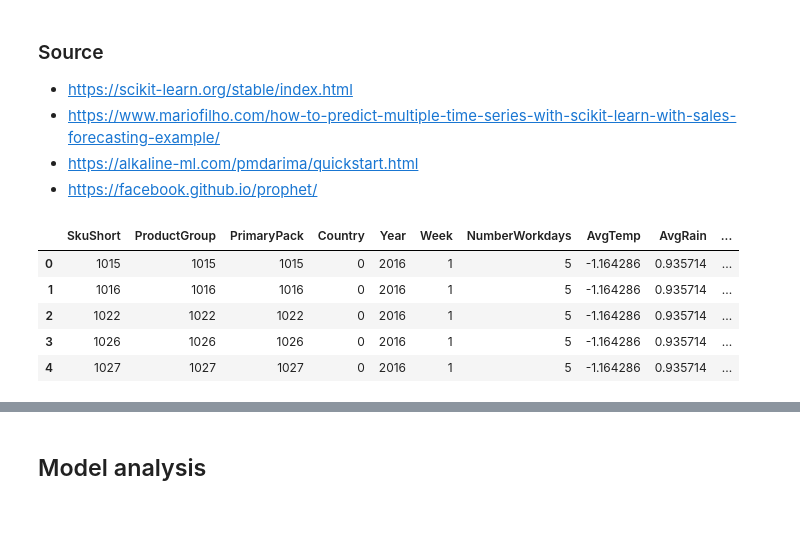
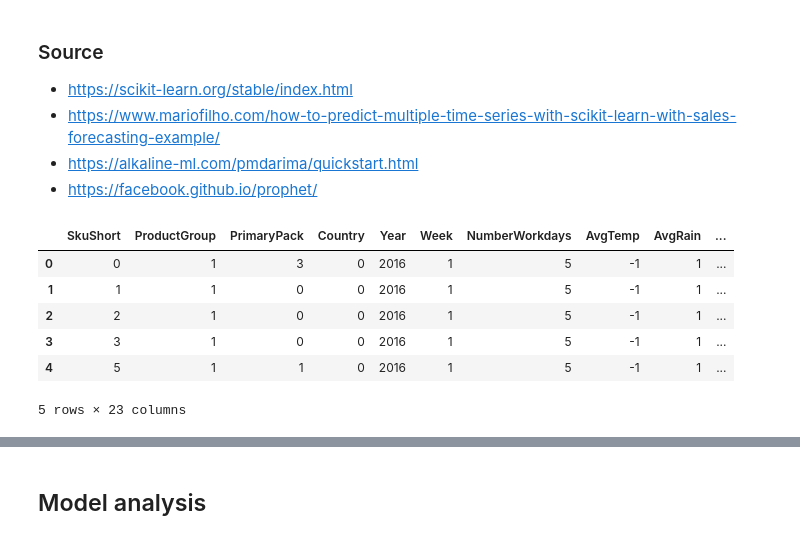
Before and after one commit to kohlicekjan/forecasting-beer-sales-ml, a Jupyter notebook: main.ipynb, the cells around one changed output, grey strips where cells are left out. Saved outputs shown, nothing was run; the diff lists cells and outputs as text; code cells hidden in the pictures.

```diff
--- a/main.ipynb
+++ b/main.ipynb
@@ -26,31 +26,52 @@ MODEL_PATH = f'./models/{DATASET_NAME}_model.joblib'
 RESULT_CSV_PATH = f'./results/{DATASET_NAME}_result.csv'
 RESULT_EXCEL_PATH = f'./results/{DATASET_NAME}_result.xlsx'
 # %%
-data = pd.read_csv(DATA_PATH, header=0, decimal=",")
-
-data = data.fillna(-1)
+data = pd.read_csv(DATA_PATH, header=0, decimal=",", dtype={'SkuShort':'object'})
+data = data.fillna(0)
 
 #data['Date'] = data[['Year','Week']].apply(lambda x : datetime.datetime.strptime(f'{x[0]}-W{x[1]}-1', "%Y-W%W-%w"), axis=1)
 #data.Date = data.Date.map(datetime.datetime.toordinal)
 
-data.IsLockdown = data.IsLockdown.astype('bool')
-data.SkuShort = data.SkuShort.astype('category')
-data.ProductGroup = data.SkuShort.astype('category')
-data.PrimaryPack = data.SkuShort.astype('category')
-data.Country = data.Country.astype('category').cat.codes
+#category
+data.IsLockdown =  data.IsLockdown.astype('bool')
 
-#data['PrevWeekSalesDiff'] = data.PrevWeekSalesHl1-data.PrevWeekSalesHl2
+from sklearn.preprocessing import LabelEncoder, LabelBinarizer
+
+data.SkuShort = LabelEncoder().fit_transform(data.SkuShort)
+data.ProductGroup = LabelEncoder().fit_transform(data.ProductGroup)
+data.PrimaryPack = LabelEncoder().fit_transform(data.PrimaryPack)
+data.Country = LabelEncoder().fit_transform(data.Country)
+
+#beer hl
+data.PdtHl = data.PdtHl.round(0).astype('int64')
+data.PrevWeekPdtHl1 = data.PrevWeekPdtHl1.round(0).astype('int64')
+data.BgtHl = data.BgtHl.round(0).astype('int64')
+data.SalesHl = data.SalesHl.round(-1).astype('int64')
+data.PrevWeekSalesHl1 = data.PrevWeekSalesHl1.round(0).astype('int64')
+data.PrevWeekSalesHl2 = data.PrevWeekSalesHl2.round(0).astype('int64')
+data.PrevYearSalesHl1 = data.PrevYearSalesHl1.round(0).astype('int64')
+data.PrevYearSalesHl2 = data.PrevYearSalesHl2.round(0).astype('int64')
+
+data['AvgSalesHl1'] = data[['PrevYearSalesHl1', 'PrevYearSalesHl2']].mean(axis=1).round(0).astype('int64')
+data['AvgSalesHl2'] = data[['PrevYearSalesHl1', 'PrevYearSalesHl2', 'PrevWeekSalesHl1', 'PrevWeekSalesHl2']].mean(axis=1).round(0).astype('int64')
+data['AvgSalesHl3'] = data[['PrevWeekSalesHl1', 'PrevWeekSalesHl2']].mean(axis=1).round(0).astype('int64')
+
+#round weather
+data.AvgTemp = data.AvgTemp.round(0).astype('int64')
+data.AvgRain = data.AvgRain.round(0).astype('int64')
+data.AvgSun = data.AvgSun.round(0).astype('int64')
 
 #data = data.drop(['PrevWeekSalesHl1', 'PrevWeekSalesHl2'], axis=1)
 
 # data.at[((data.Year == 2020) & (data.Week == 50)), 'IsLockdown'] = False
 # data.at[((data.Year == 2020) & (data.Week == 51)), 'IsLockdown'] = False
 
 data.head()
 # %% [output]
 |  | SkuShort | ProductGroup | PrimaryPack | Country | Year | Week | NumberWorkdays | AvgTemp | AvgRain | ... |
-| 0 | 1015 | 1015 | 1015 | 0 | 2016 | 1 | 5 | -1.164286 | 0.935714 | ... |
-| 1 | 1016 | 1016 | 1016 | 0 | 2016 | 1 | 5 | -1.164286 | 0.935714 | ... |
-| 2 | 1022 | 1022 | 1022 | 0 | 2016 | 1 | 5 | -1.164286 | 0.935714 | ... |
-| 3 | 1026 | 1026 | 1026 | 0 | 2016 | 1 | 5 | -1.164286 | 0.935714 | ... |
-| 4 | 1027 | 1027 | 1027 | 0 | 2016 | 1 | 5 | -1.164286 | 0.935714 | ... |
+| 0 | 0 | 1 | 3 | 0 | 2016 | 1 | 5 | -1 | 1 | ... |
+| 1 | 1 | 1 | 0 | 0 | 2016 | 1 | 5 | -1 | 1 | ... |
+| 2 | 2 | 1 | 0 | 0 | 2016 | 1 | 5 | -1 | 1 | ... |
+| 3 | 3 | 1 | 0 | 0 | 2016 | 1 | 5 | -1 | 1 | ... |
+| 4 | 5 | 1 | 1 | 0 | 2016 | 1 | 5 | -1 | 1 | ... |
+5 rows × 23 columns
```
Also changed, not shown: parts of 11 cells of this notebook, 10 other files.
